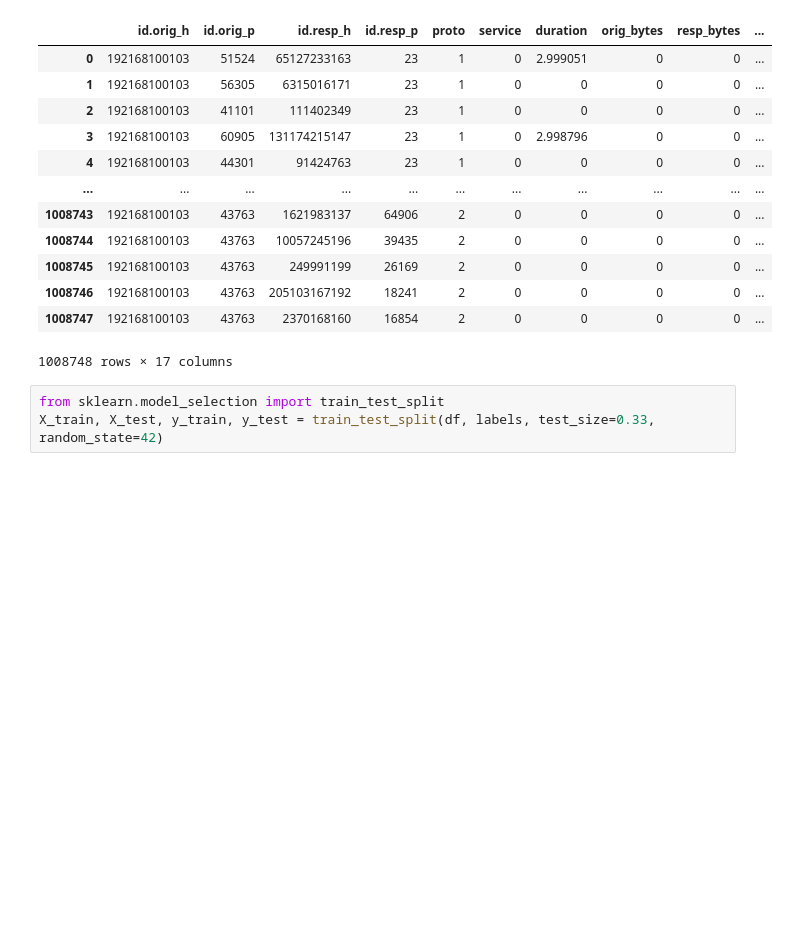
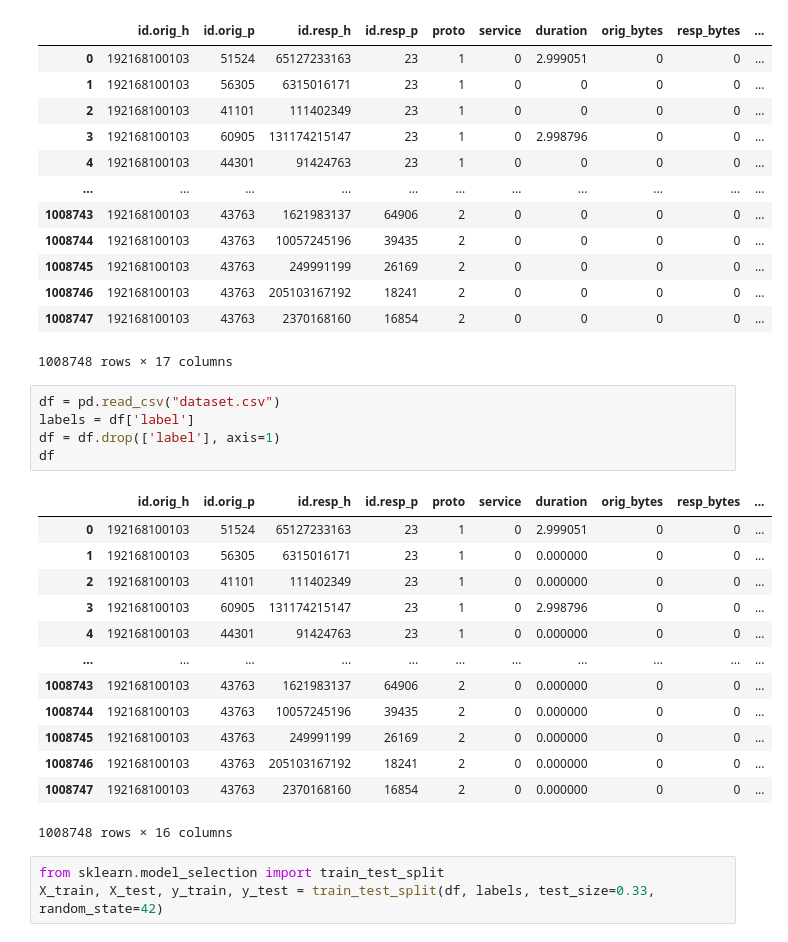
Before and after one commit to abhay-rag/ECE5565-network-traffic-classification, a Jupyter notebook: model.ipynb, the cells around one changed output. Drawn from its saved outputs; the diff is of its cells as text; blank space fills up the shorter version.

```diff
--- a/model.ipynb
+++ b/model.ipynb
@@ -211,6 +211,25 @@ df
 | 1008746 | 192168100103 | 43763 | 205103167192 | 18241 | 2 | 0 | 0 | 0 | 0 | ... |
 | 1008747 | 192168100103 | 43763 | 2370168160 | 16854 | 2 | 0 | 0 | 0 | 0 | ... |
 1008748 rows × 17 columns
+# %%
+df = pd.read_csv("dataset.csv")
+labels = df['label']
+df = df.drop(['label'], axis=1)
+df
+# %% [output]
+|  | id.orig_h | id.orig_p | id.resp_h | id.resp_p | proto | service | duration | orig_bytes | resp_bytes | ... |
+| 0 | 192168100103 | 51524 | 65127233163 | 23 | 1 | 0 | 2.999051 | 0 | 0 | ... |
+| 1 | 192168100103 | 56305 | 6315016171 | 23 | 1 | 0 | 0.000000 | 0 | 0 | ... |
+| 2 | 192168100103 | 41101 | 111402349 | 23 | 1 | 0 | 0.000000 | 0 | 0 | ... |
+| 3 | 192168100103 | 60905 | 131174215147 | 23 | 1 | 0 | 2.998796 | 0 | 0 | ... |
+| 4 | 192168100103 | 44301 | 91424763 | 23 | 1 | 0 | 0.000000 | 0 | 0 | ... |
+| ... | ... | ... | ... | ... | ... | ... | ... | ... | ... | ... |
+| 1008743 | 192168100103 | 43763 | 1621983137 | 64906 | 2 | 0 | 0.000000 | 0 | 0 | ... |
+| 1008744 | 192168100103 | 43763 | 10057245196 | 39435 | 2 | 0 | 0.000000 | 0 | 0 | ... |
+| 1008745 | 192168100103 | 43763 | 249991199 | 26169 | 2 | 0 | 0.000000 | 0 | 0 | ... |
+| 1008746 | 192168100103 | 43763 | 205103167192 | 18241 | 2 | 0 | 0.000000 | 0 | 0 | ... |
+| 1008747 | 192168100103 | 43763 | 2370168160 | 16854 | 2 | 0 | 0.000000 | 0 | 0 | ... |
+1008748 rows × 16 columns
 # %%
 from sklearn.model_selection import train_test_split
 X_train, X_test, y_train, y_test = train_test_split(df, labels, test_size=0.33, random_state=42)
```
Also changed, not shown: parts of 2 cells of this notebook, 1 other file.
